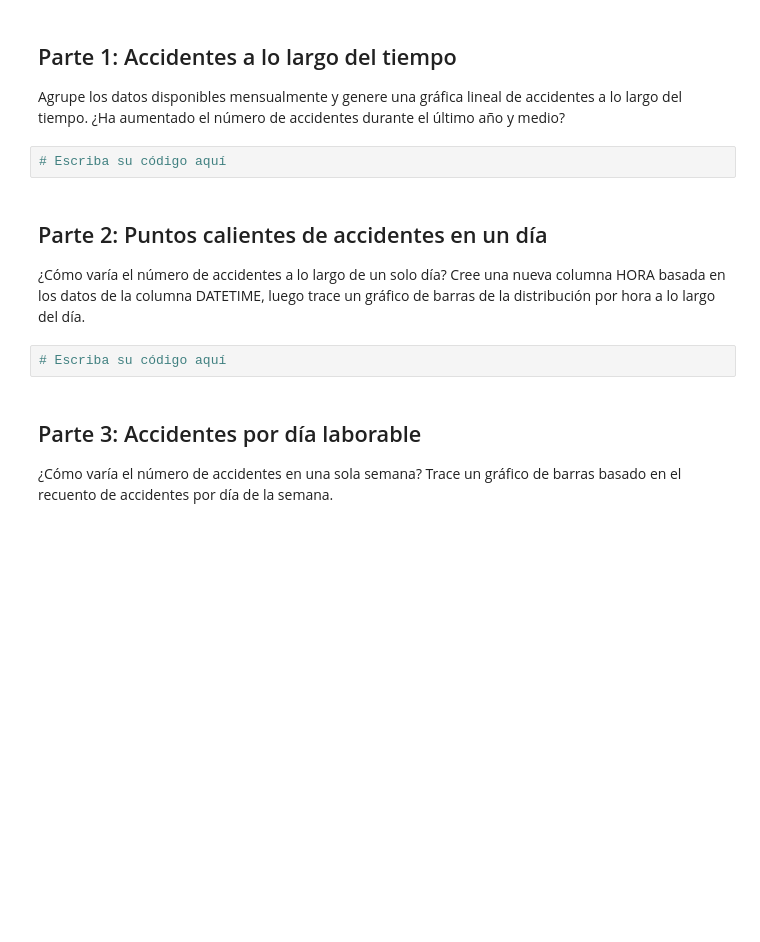
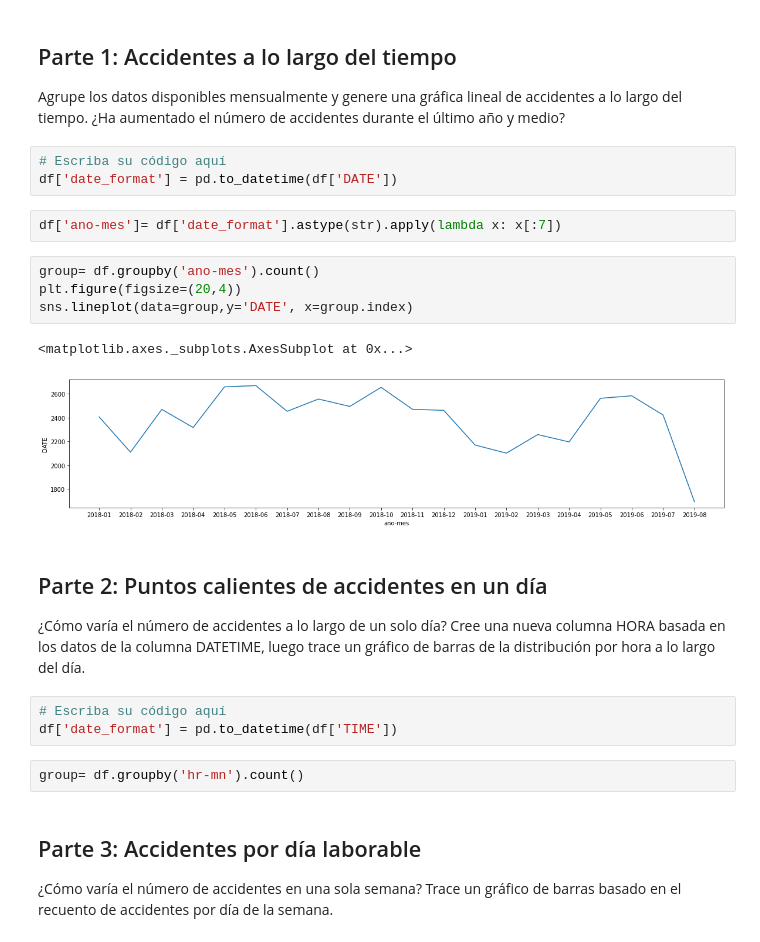
Before and after one commit to geral98atehortua/Mujeres_Digitales, a Jupyter notebook: Taller_Semana_4.ipynb, the cells around one changed output. Saved outputs shown, nothing was run; the diff lists cells and outputs as text; blank space fills up the shorter version.

```diff
--- a/Taller_Semana_4.ipynb
+++ b/Taller_Semana_4.ipynb
@@ -70,12 +94,25 @@ df = pd.read_csv('accidents_sample.csv', sep= ';')
 Agrupe los datos disponibles mensualmente y genere una gráfica lineal de accidentes a lo largo del tiempo. ¿Ha aumentado el número de accidentes durante el último año y medio?
 # %%
 # Escriba su código aquí
+df['date_format'] = pd.to_datetime(df['DATE'])
+# %%
+df['ano-mes']= df['date_format'].astype(str).apply(lambda x: x[:7])
+# %%
+group= df.groupby('ano-mes').count()
+plt.figure(figsize=(20,4))
+sns.lineplot(data=group,y='DATE', x=group.index)
+# %% [output]
+<matplotlib.axes._subplots.AxesSubplot at 0x...>
+[figure, added]
 # %% [markdown]
 ## Parte 2: Puntos calientes de accidentes en un día
 
 ¿Cómo varía el número de accidentes a lo largo de un solo día? Cree una nueva columna HORA basada en los datos de la columna DATETIME, luego trace un gráfico de barras de la distribución por hora a lo largo del día.
 # %%
 # Escriba su código aquí
+df['date_format'] = pd.to_datetime(df['TIME'])
+# %%
+group= df.groupby('hr-mn').count()
 # %% [markdown]
 ## Parte 3: Accidentes por día laborable
 
```
Also changed, not shown: parts of 3 cells of this notebook.
